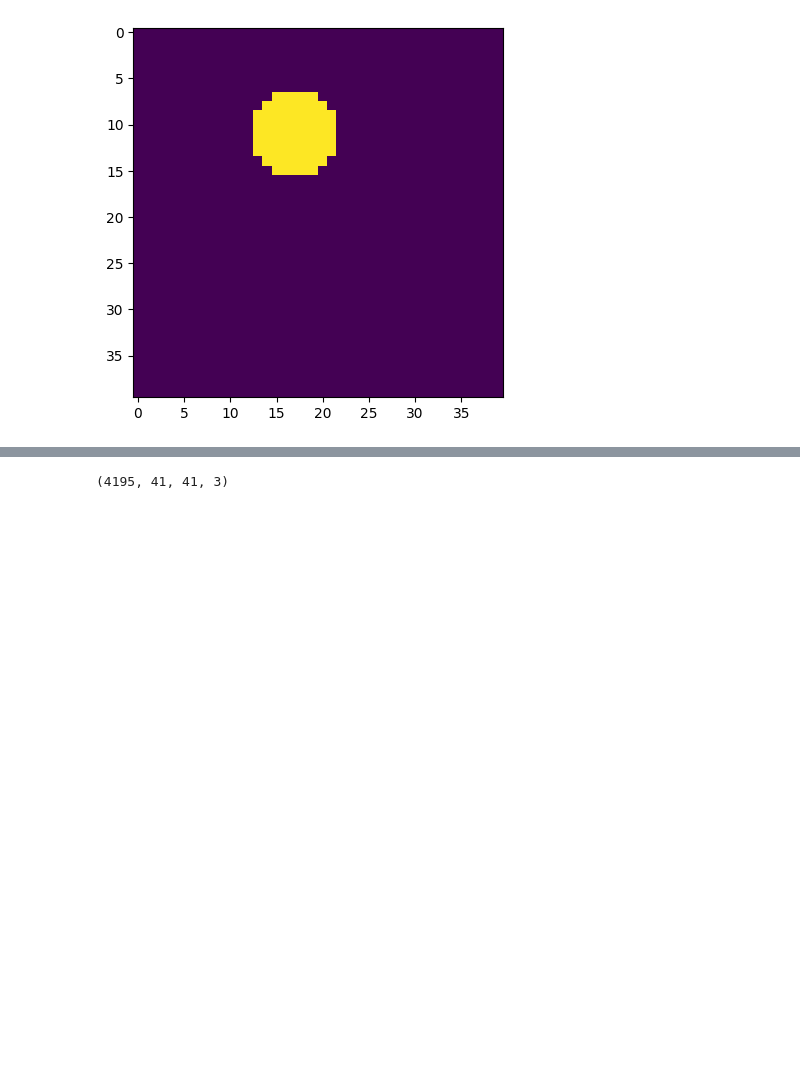
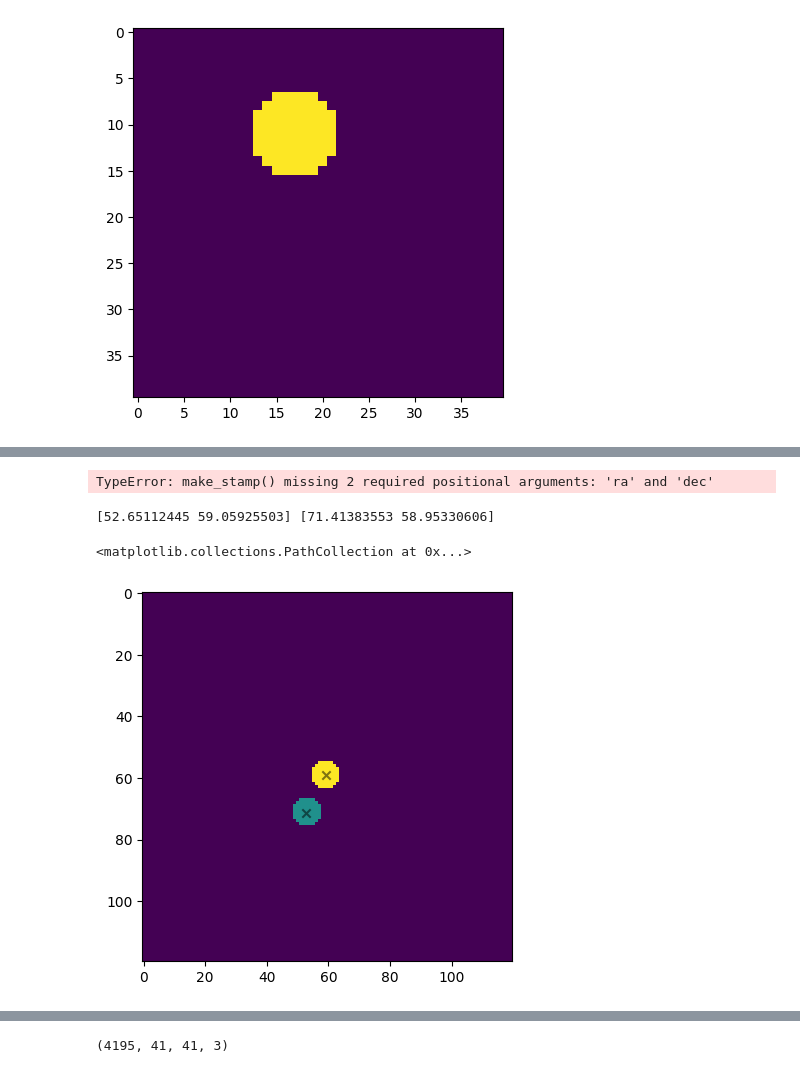
Before and after one commit to Sulla2012/ml-clusters, a Jupyter notebook: stamper_full.ipynb, the cells around one changed output, grey strips where cells are left out. Cells and saved outputs as stored; diff of their text form; code cells hidden in the pictures; blank space fills up the shorter version.

```diff
--- a/stamper_full.ipynb
+++ b/stamper_full.ipynb
@@ -276,0 +291,4 @@ array([0., 1., 2., 3., 4., 5., 6.])
+# %%
+websky_catalog = fits.open('/mnt/welch/USERS/jorlo/ml-clusters/ACTSim_CMB-T_cmb-tsz_MFMF_pass2_mass.fits')
+
+ras, decs = np.array(websky_catalog[1].data['RADeg']), np.array(websky_catalog[1].data['decDeg'])
@@ -276,0 +370,43 @@ array([0., 1., 2., 3., 4., 5., 6.])
+# %%
+freqs = ["090", "150", "220"]
+idx = np.where((websky_catalog[1].data["M200m"] == np.amax(websky_catalog[1].data["M200m"])))[0]
+dr = 30*u.arcmin
+i = idx[0]
+#i = 193
+offset_ra, offset_dec = np.random.rand()*5*u.arcmin, np.random.rand()*5*u.arcmin
+ra_cent = ras[i]*u.deg+offset_ra
+dec_cent = decs[i]*u.deg+offset_dec
+
+ra_min, ra_max = ra_cent - dr, ra_cent + dr
+dec_min, dec_max = dec_cent - dr, dec_cent + dr
+
+if ra_max < ra_min:
+    ra_min -= 360
+
+box = np.array([[dec_min.value, ra_min.value],[dec_max.value, ra_max.value]]) * utils.degree
+#Make jpg of box
+stamp, cur_wcs = make_stamp("/mnt/welch/USERS/cwhitaker/maps/websky/websky_f*_map.fits", box, freqs, normalize = False, reproj=False)
+
+enmap.write_map("/mnt/welch/USERS/jorlo/ml-clusters/websky_tiles/cluster_stamps/{}.fits".format(str(i).zfill(5)), stamp)
+#mask = make_mask(stamp, ras, decs, [[ra_min.value, ra_max.value], [dec_min.value, dec_max.value]], cur_wcs, size = 4.8)
+mask = make_mask(stamp, ras, decs, box, cur_wcs, size = 4.8)
+# %% [output]
+TypeError: make_stamp() missing 2 required positional arguments: 'ra' and 'dec'
+# %%
+#min_ra, max_ra, min_dec, max_dec = 221.89426093124743, 222.89426093124743, -3.5972671920543204, -2.59726719205432
+in_image = np.where((ra_min.value < ras) & (ras < ra_max.value) & (dec_min.value < decs) & (decs < dec_max.value))[0]
+xs, ys = np.zeros(len(in_image)), np.zeros(len(in_image))
+for i in range(len(in_image)):
+    cur_cluster = in_image[i]
+    cur_center = SkyCoord(ras[cur_cluster], decs[cur_cluster], unit = "deg")
+    x,y = wcs.utils.skycoord_to_pixel(cur_center, cur_wcs)
+    xs[i] = x; ys[i] = y
+print(xs, ys)
+# %% [output]
+[52.65112445 59.05925503] [71.41383553 58.95330606]
+# %%
+plt.imshow(mask)
+plt.scatter(xs, ys, color="black", alpha = 0.5, marker="x")
+# %% [output]
+<matplotlib.collections.PathCollection at 0x...>
+[figure, added]
```
Also changed, not shown: parts of 28 cells of this notebook, 1 other file.
